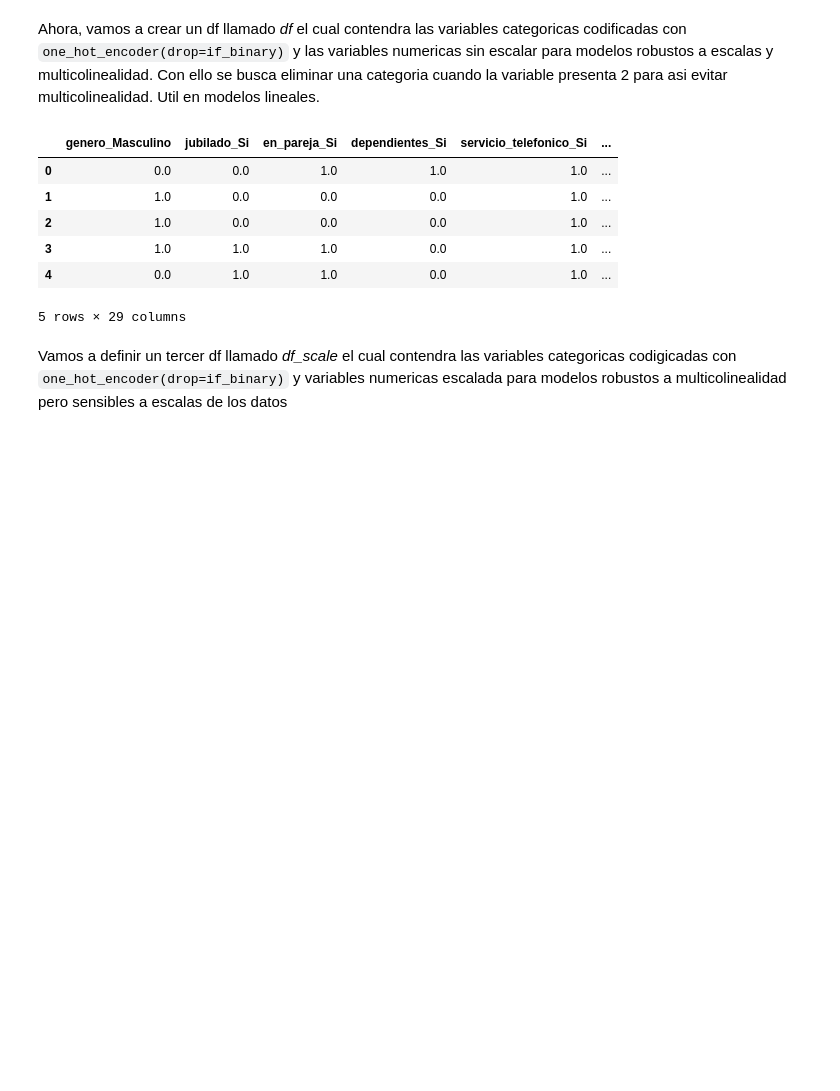
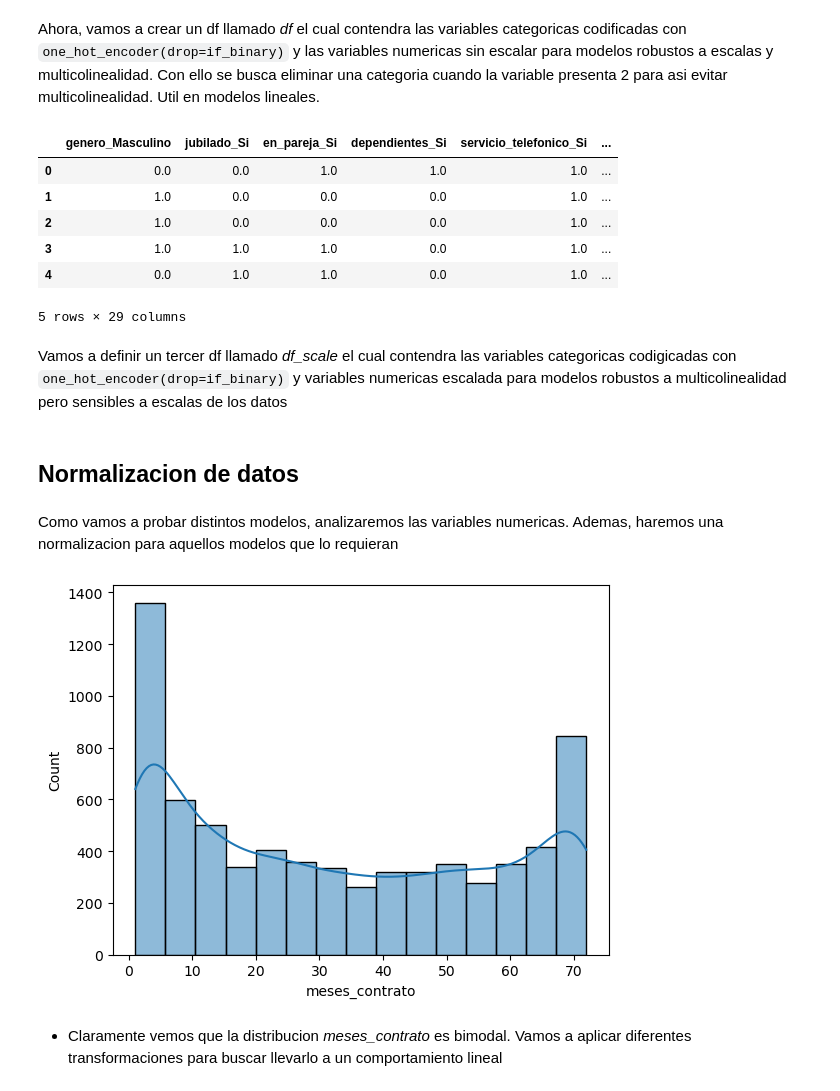
Before and after one commit to jbernalg/challenge_TelecomX_ML, a Jupyter notebook: telecomX_ML_2.ipynb, the cells around one changed output. Cells and saved outputs as stored; diff of their text form; code cells hidden in the pictures; blank space fills up the shorter version.

Commit message:
estandarizacion de los datos

```diff
--- a/telecomX_ML_2.ipynb
+++ b/telecomX_ML_2.ipynb
@@ -221,3 +221,15 @@ df.head()
 Vamos a definir un tercer df llamado _df_scale_ el cual contendra las variables categoricas codigicadas con `one_hot_encoder(drop=if_binary)` y variables numericas escalada para modelos robustos a multicolinealidad pero sensibles a escalas de los datos
 # %%
 df_scale = df.copy()
+# %% [markdown]
+## __Normalizacion de datos__
+# %% [markdown]
+Como vamos a probar distintos modelos, analizaremos las variables numericas. Ademas, haremos una normalizacion para aquellos modelos que lo requieran
+# %%
+# funcion que implementa la regla Freedman-Diaconis para calcular el ancho optimo
+# de los bins
+def bin_width(df, columna):
+    n = df.shape[0]
+    iqr = df[columna].quantile(0.75) - df[columna].quantile(0.25)
+    bin_width = 2*(iqr/np.cbrt(n))
+    return bin_width
@@ -223,0 +248,9 @@ df_scale = df.copy()
+# %%
+BIN_WIDTH = bin_width(df, 'meses_contrato')
+
+sns.histplot(df['meses_contrato'], binwidth=BIN_WIDTH, kde=True)
+plt.show()
+# %% [output]
+[figure, added]
+# %% [markdown]
+- Claramente vemos que la distribucion _meses_contrato_ es bimodal. Vamos a aplicar diferentes transformaciones para buscar llevarlo a un comportamiento lineal
```
Also changed, not shown: parts of 1 cell of this notebook.
